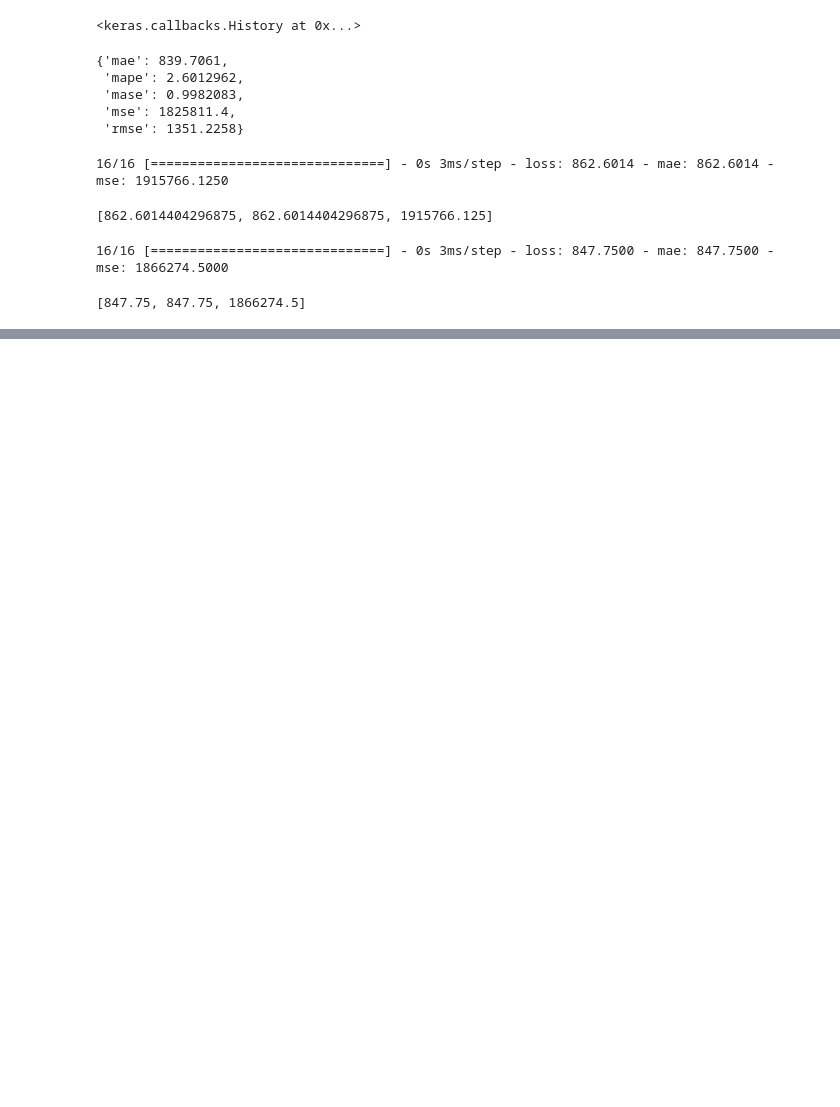
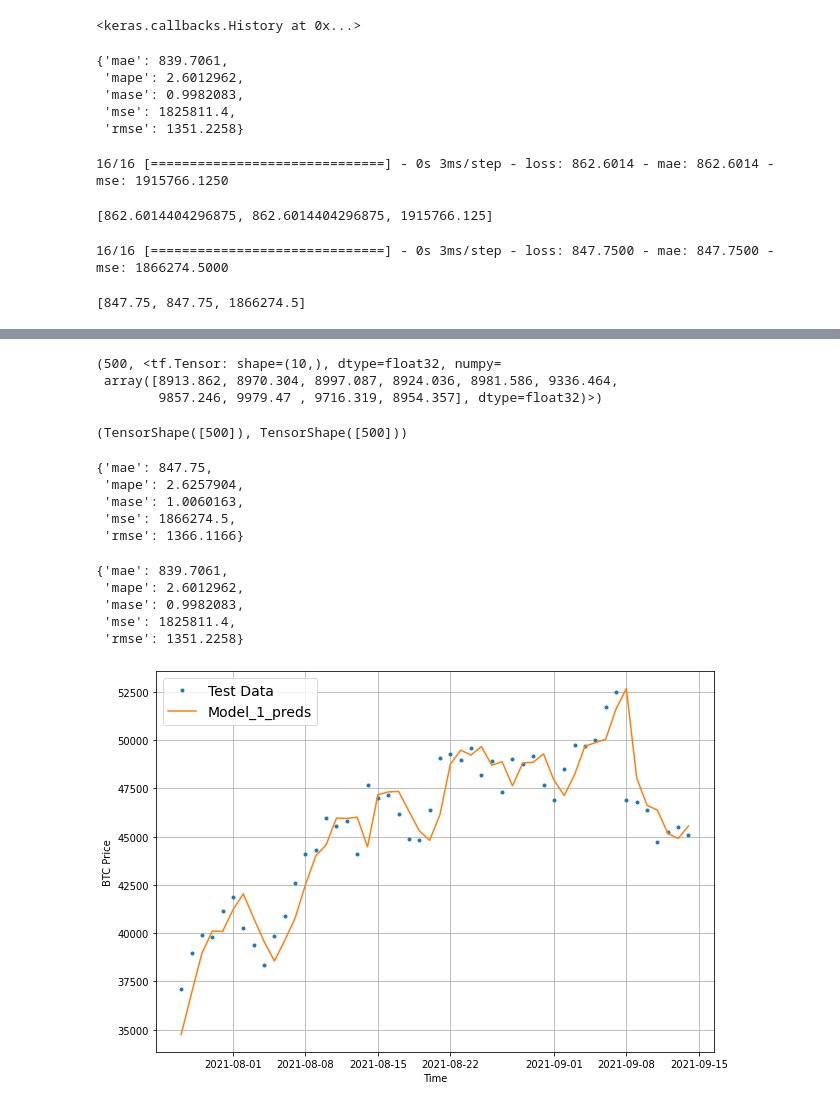
Before and after one commit to Dimisz/tensorflow_projects, a Jupyter notebook: time_series/bitcoin_price_prediction.ipynb, the cells around one changed output, grey strips where cells are left out. Drawn from its saved outputs; the diff is of its cells as text; code cells hidden in the pictures; blank space fills up the shorter version.

```diff
--- a/time_series/bitcoin_price_prediction.ipynb
+++ b/time_series/bitcoin_price_prediction.ipynb
@@ -609,0 +618,20 @@ model_1.evaluate(test_windows, test_labels)
+# %%
+def make_preds(model, input_data):
+  """
+  Uses model to make predictions on input_data
+  """
+
+  preds = model.predict(input_data)
+  return tf.squeeze(preds) # return 1D array of preds
+# %%
+# Make predictions using model_1 on the test dataset and view results
+model_1_preds = make_preds(model_1, test_windows)
+len(model_1_preds), model_1_preds[:10]
+# %% [output]
+(500, <tf.Tensor: shape=(10,), dtype=float32, numpy=
+ array([8913.862, 8970.304, 8997.087, 8924.036, 8981.586, 9336.464,
+        9857.246, 9979.47 , 9716.319, 8954.357], dtype=float32)>)
+# %%
+tf.squeeze(test_labels).shape, model_1_preds.shape
+# %% [output]
+(TensorShape([500]), TensorShape([500]))
@@ -609,0 +642,33 @@ model_1.evaluate(test_windows, test_labels)
+# %%
+model_1_results
+# %% [output]
+{'mae': 847.75,
+ 'mape': 2.6257904,
+ 'mase': 1.0060163,
+ 'mse': 1866274.5,
+ 'rmse': 1366.1166}
+# %%
+naive_results
+# %% [output]
+{'mae': 839.7061,
+ 'mape': 2.6012962,
+ 'mase': 0.9982083,
+ 'mse': 1825811.4,
+ 'rmse': 1351.2258}
+# %%
+# Let's plot our model 1 predictions
+offset = 450
+plt.figure(figsize=(10,7))
+# Account for test_window offfset and index into test_labels
+plot_time_series(timesteps=X_test[-len(test_windows):],
+                 values=test_labels[:,0],
+                 start=offset,
+                 label="Test Data")
+
+plot_time_series(timesteps=X_test[-len(test_windows):],
+                 values=model_1_preds,
+                 start=offset,
+                 format='-',
+                 label="Model_1_preds")
+# %% [output]
+[figure, added]
```
Also changed, not shown: parts of 3 cells of this notebook.
